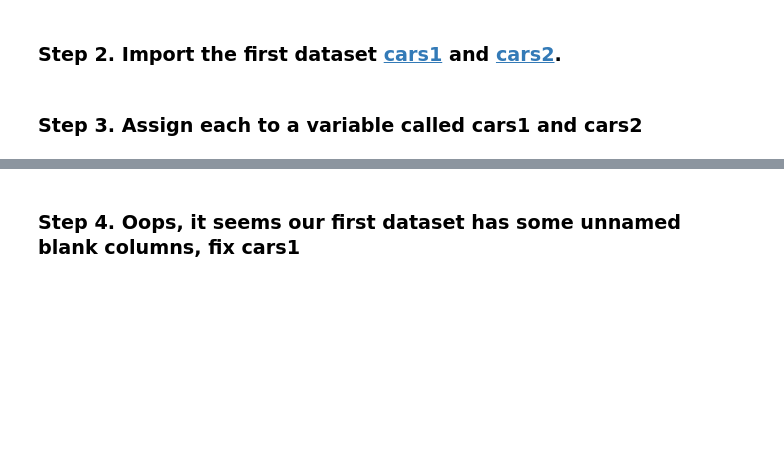
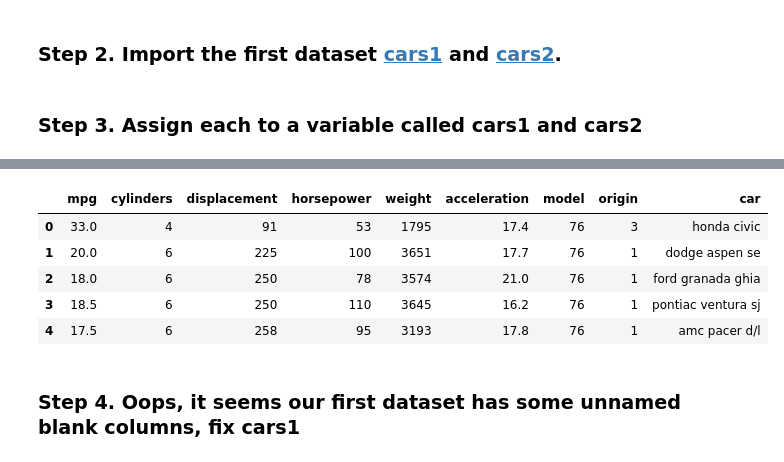
Before and after one commit to hichamsergi/Hacker-Rank, a Jupyter notebook: Pandas_exercise/MACRO.ipynb, the cells around one changed output, grey strips where cells are left out. Saved outputs shown, nothing was run; the diff lists cells and outputs as text; code cells hidden in the pictures; blank space fills up the shorter version.

```diff
--- a/Pandas_exercise/MACRO.ipynb
+++ b/Pandas_exercise/MACRO.ipynb
@@ -1433,2 +1450,11 @@ df.head()
+# %%
+cars2.head()
+# %% [output]
+|  | mpg | cylinders | displacement | horsepower | weight | acceleration | model | origin | car |
+| 0 | 33.0 | 4 | 91 | 53 | 1795 | 17.4 | 76 | 3 | honda civic |
+| 1 | 20.0 | 6 | 225 | 100 | 3651 | 17.7 | 76 | 1 | dodge aspen se |
+| 2 | 18.0 | 6 | 250 | 78 | 3574 | 21.0 | 76 | 1 | ford granada ghia |
+| 3 | 18.5 | 6 | 250 | 110 | 3645 | 16.2 | 76 | 1 | pontiac ventura sj |
+| 4 | 17.5 | 6 | 258 | 95 | 3193 | 17.8 | 76 | 1 | amc pacer d/l |
 # %% [markdown]
 ### Step 4. Oops, it seems our first dataset has some unnamed blank columns, fix cars1
```
Also changed, not shown: parts of 21 cells of this notebook, 1 other file.
